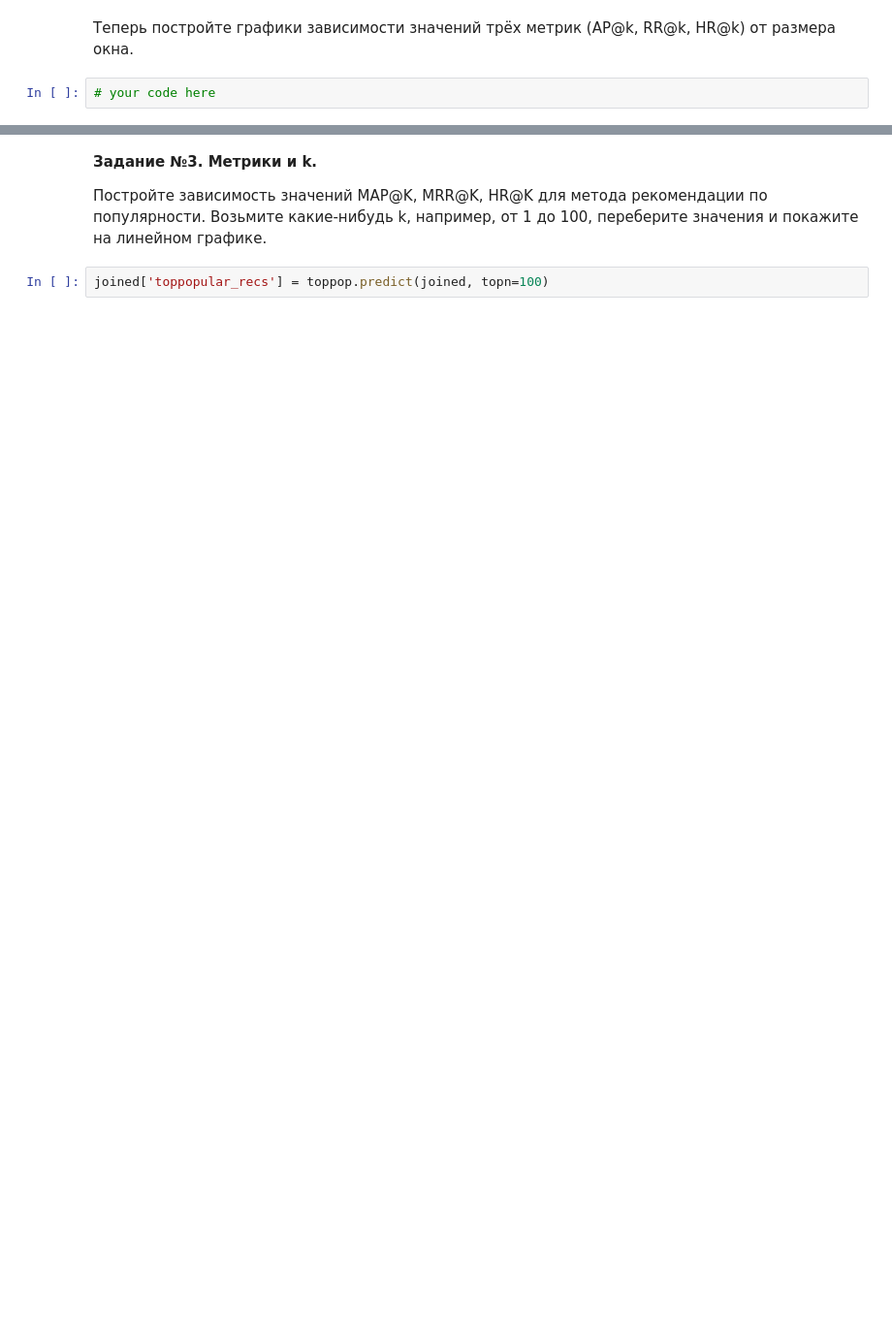
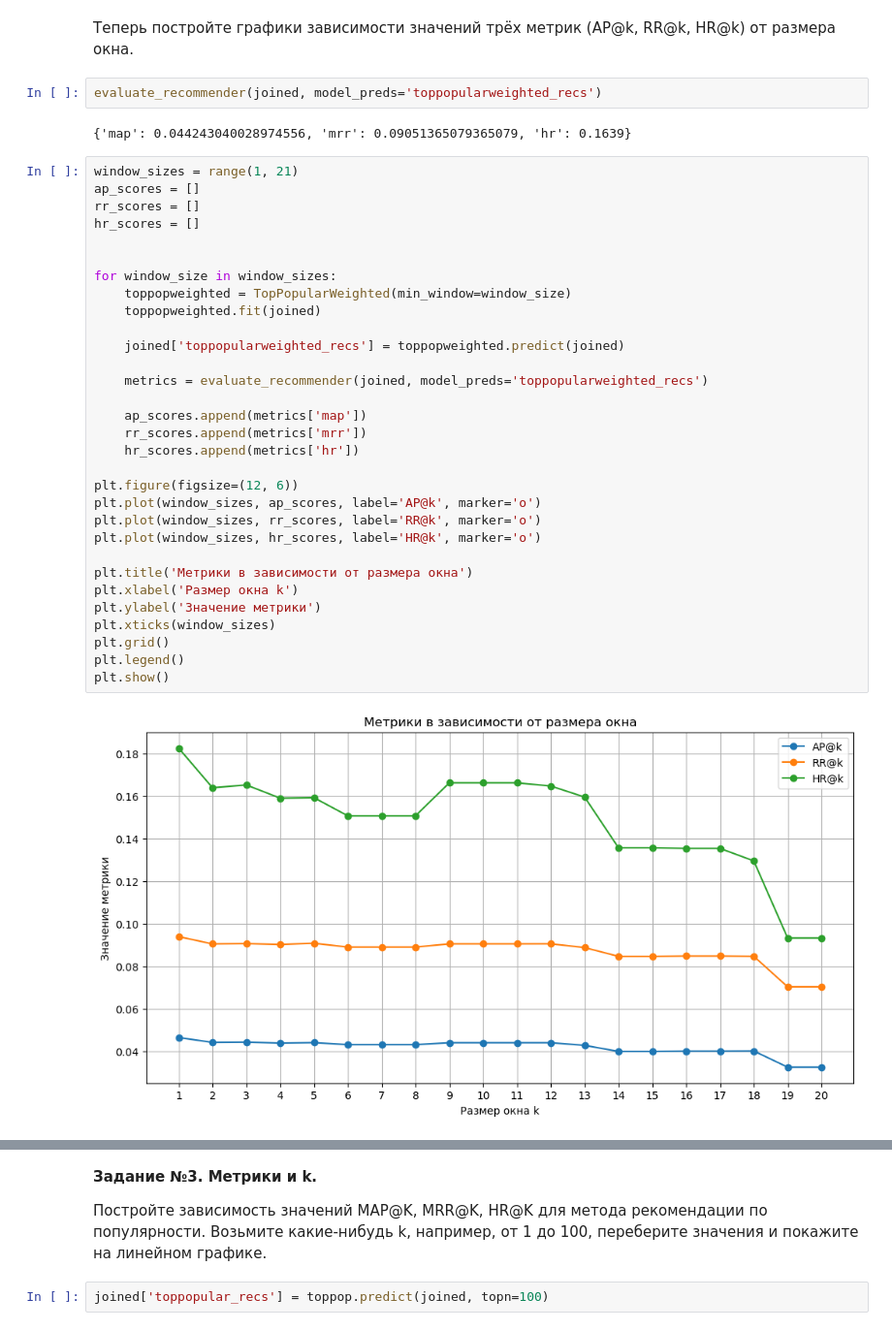
Before and after one commit to xanderkov/HSE-RecSys, a Jupyter notebook: hw-01/HSE RecSys Homework 1.ipynb, the cells around one changed output, grey strips where cells are left out. Shown: that part at 97% size. Drawn from its saved outputs; the diff is of its cells as text; blank space fills up the shorter version.

```diff
--- a/hw-01/HSE RecSys Homework 1.ipynb
+++ b/hw-01/HSE RecSys Homework 1.ipynb
@@ -298,7 +356,42 @@ class TopPopularWeighted(TopPopular):
 # %% [markdown]
 Теперь постройте графики зависимости значений трёх метрик (AP@k, RR@k, HR@k) от размера окна.
+# %%
+evaluate_recommender(joined, model_preds='toppopularweighted_recs')
+# %% [output]
+{'map': 0.044243040028974556, 'mrr': 0.09051365079365079, 'hr': 0.1639}
 # %%
-# your code here
+window_sizes = range(1, 21)
+ap_scores = []
+rr_scores = []
+hr_scores = []
+
+
+for window_size in window_sizes:
+    toppopweighted = TopPopularWeighted(min_window=window_size)
+    toppopweighted.fit(joined)
+
+    joined['toppopularweighted_recs'] = toppopweighted.predict(joined)
+
+    metrics = evaluate_recommender(joined, model_preds='toppopularweighted_recs')
+
+    ap_scores.append(metrics['map'])
+    rr_scores.append(metrics['mrr'])
+    hr_scores.append(metrics['hr'])
+
+plt.figure(figsize=(12, 6))
+plt.plot(window_sizes, ap_scores, label='AP@k', marker='o')
+plt.plot(window_sizes, rr_scores, label='RR@k', marker='o')
+plt.plot(window_sizes, hr_scores, label='HR@k', marker='o')
+
+plt.title('Метрики в зависимости от размера окна')
+plt.xlabel('Размер окна k')
+plt.ylabel('Значение метрики')
+plt.xticks(window_sizes)
+plt.grid()
+plt.legend()
+plt.show()
+# %% [output]
+[figure, added]
 # %% [markdown]
 Подумайте и ответьте, как размер окна влияет на качество рекомендаций. Какое значение наилучшее, есть ли у этого разумное объяснение?
 
```
Also changed, not shown: parts of 45 cells of this notebook.
